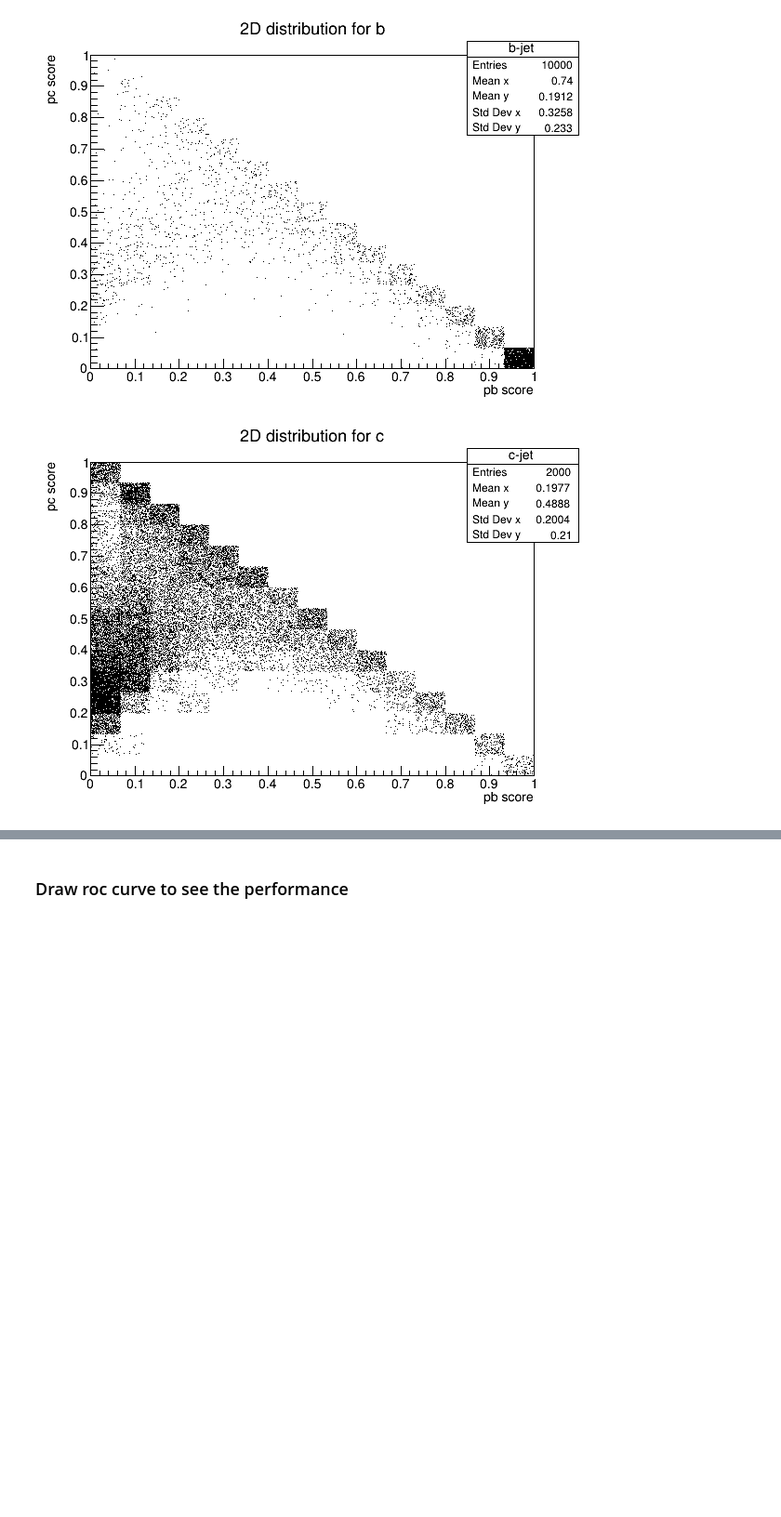
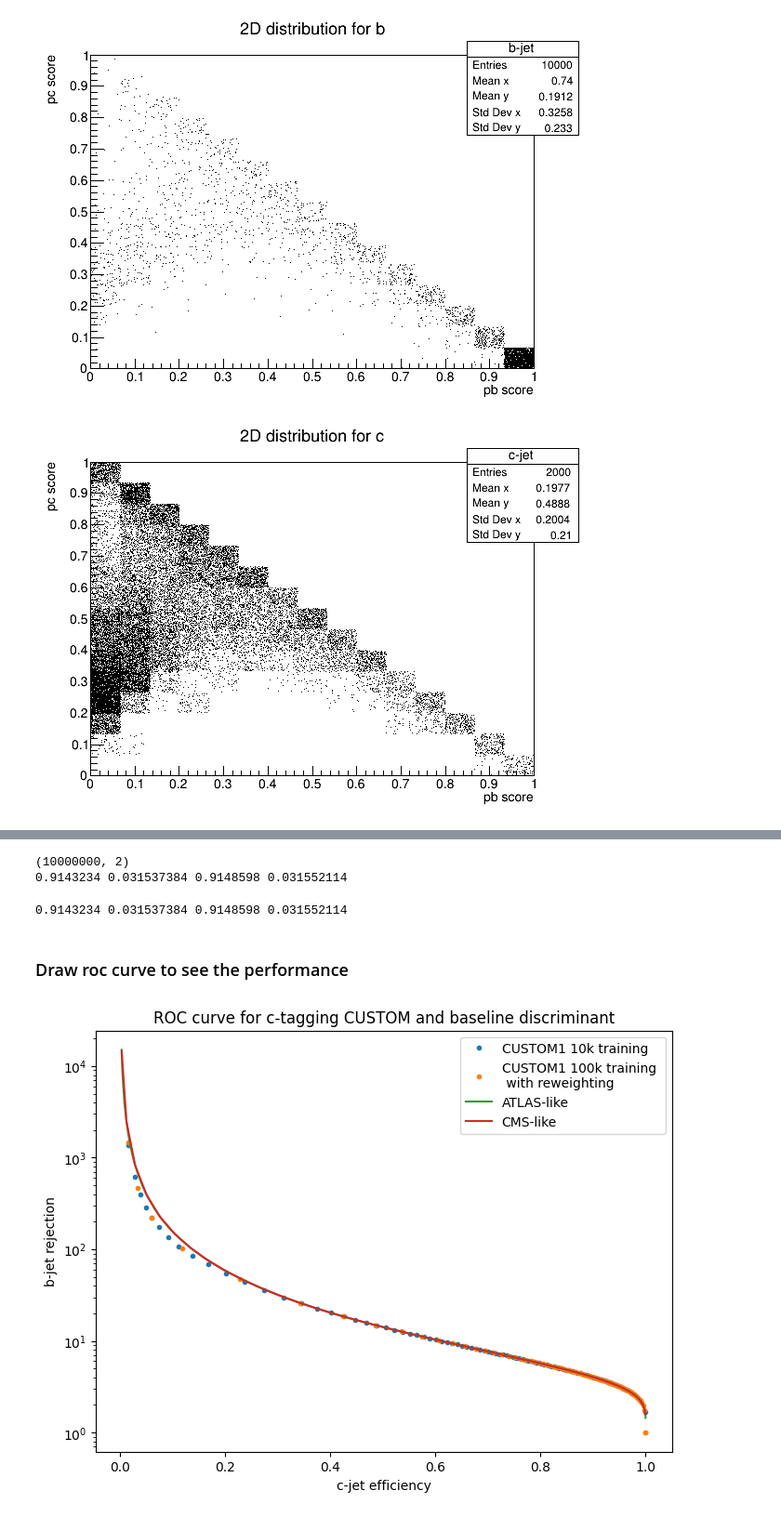
Before and after one commit to hairlessdevil/custom, a Jupyter notebook: custom_proto.ipynb, the cells around one changed output, grey strips where cells are left out. Shown at 93% size. Cells and saved outputs as stored; diff of their text form; code cells hidden in the pictures; blank space fills up the shorter version.

```diff
--- a/custom_proto.ipynb
+++ b/custom_proto.ipynb
@@ -373,2 +530,51 @@ Finished Epoch 3 , training loss: 0.2906988406410209
+# %%
+#Make prediction on test set with model_10k:
+dataset_test = torch.utils.data.TensorDataset(torch.from_numpy(X_test), torch.from_numpy(y_test))
+dataloader_test = torch.utils.data.DataLoader(dataset_test, batch_size = batch_size, shuffle = True)
+pred_10k_rw = []
+with torch.no_grad():
+    model_10k_rw.eval()
+    for X, y in tqdm.notebook.tqdm(dataloader_test, unit = "batch"):
+        X, y = X.float().to(device), y.float().to(device)
+        y = y.view(y.size(0), -1)
+        output = model_10k_rw(X)
+        output = output.numpy()
+        y = y.numpy()
+        result = np.hstack((output,y))
+        pred_10k_rw.append(result)
+
+pred_label_10k_rw = np.concatenate(pred_10k_rw)
+print(pred_label_10k_rw.shape)
+# %% [output]
+(10000000, 2)
+0.9143234 0.031537384 0.9148598 0.031552114
+# %%
+b_CUSTOM1_10k_rw = pred_label_10k_rw[pred_label_10k_rw[:, 1] == 0]
+c_CUSTOM1_10k_rw = pred_label_10k_rw[pred_label_10k_rw[:, 1] == 1]
+b_len, c_len = b_CUSTOM1_10k_rw.shape[0], c_CUSTOM1_10k_rw.shape[0]
+print(np.max(b_CUSTOM1_10k_rw[:,0]), np.min(b_CUSTOM1_10k_rw[:,0]), np.max(c_CUSTOM1_10k_rw[:,0]), np.min(c_CUSTOM1_10k_rw[:,0]))
+
+thresh_CUSTOM1_10k_rw = np.linspace(0.02, 0.90, 100)
+b_eff_CUSTOM1_10k_rw = np.array([np.count_nonzero((b_CUSTOM1_10k_rw[:, 0] > thresh)) for thresh in thresh_CUSTOM1_10k_rw])/b_len
+c_eff_CUSTOM1_10k_rw = np.array([np.count_nonzero((c_CUSTOM1_10k_rw[:, 0] > thresh)) for thresh in thresh_CUSTOM1_10k_rw])/c_len
+b_rej_CUSTOM1_10k_rw = 1/b_eff_CUSTOM1_10k_rw
+# %% [output]
+0.9143234 0.031537384 0.9148598 0.031552114
 # %% [markdown]
 ### Draw roc curve to see the performance
+# %%
+plt.figure(figsize=(8,6), dpi=100)
+plt.plot(c_eff_CUSTOM1_10k, b_rej_CUSTOM1_10k, ".", label = "CUSTOM1 10k training")
+plt.plot(c_eff_CUSTOM1_10k_rw, b_rej_CUSTOM1_10k_rw, ".", label = "CUSTOM1 100k training \n with reweighting")
+#plt.plot(c_eff_CUSTOM1_100k, b_rej_CUSTOM1_100k, ".", label = "CUSTOM1 100k training \n with reweighting")
+#plt.plot(c_eff_CUSTOM1w, b_rej_CUSTOM1w, label = "CUSTOM1 without reweighting")
+plt.plot(c_eff_ATLAS, b_rej_ATLAS,  label = "ATLAS-like")
+plt.plot(c_eff_CMS, b_rej_CMS, label = "CMS-like")
+plt.yscale("log", base = 10)
+plt.xlabel("c-jet efficiency")
+plt.ylabel("b-jet rejection")
+plt.title("ROC curve for c-tagging CUSTOM and baseline discriminant")
+plt.legend()
+plt.show()
+# %% [output]
+[figure, added]
```
Also changed, not shown: parts of 29 cells of this notebook.
